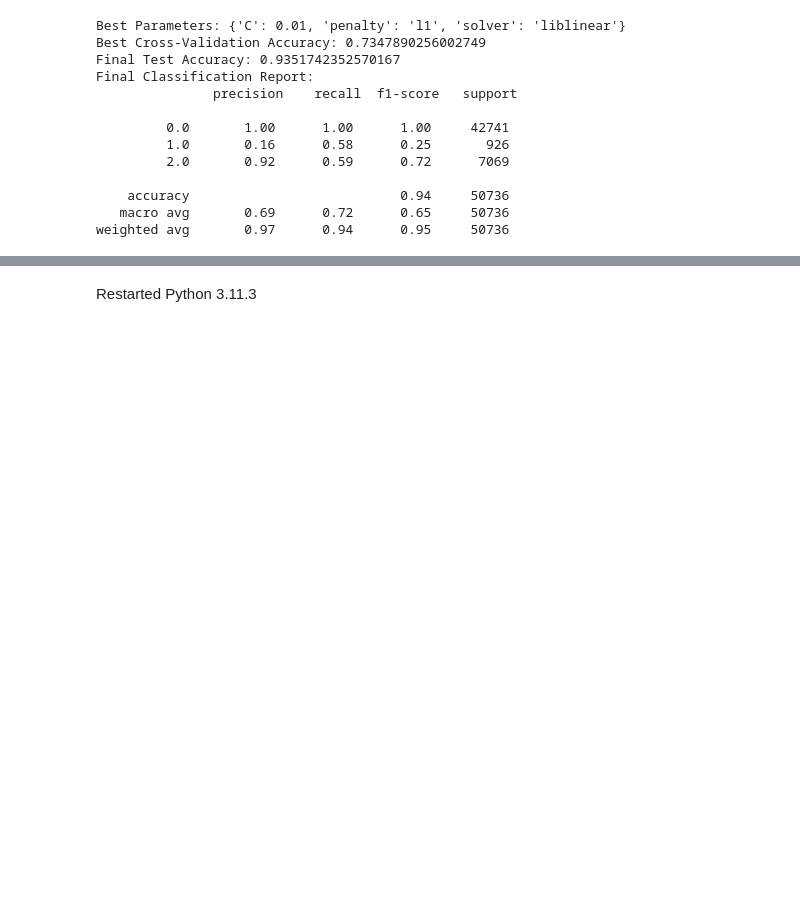
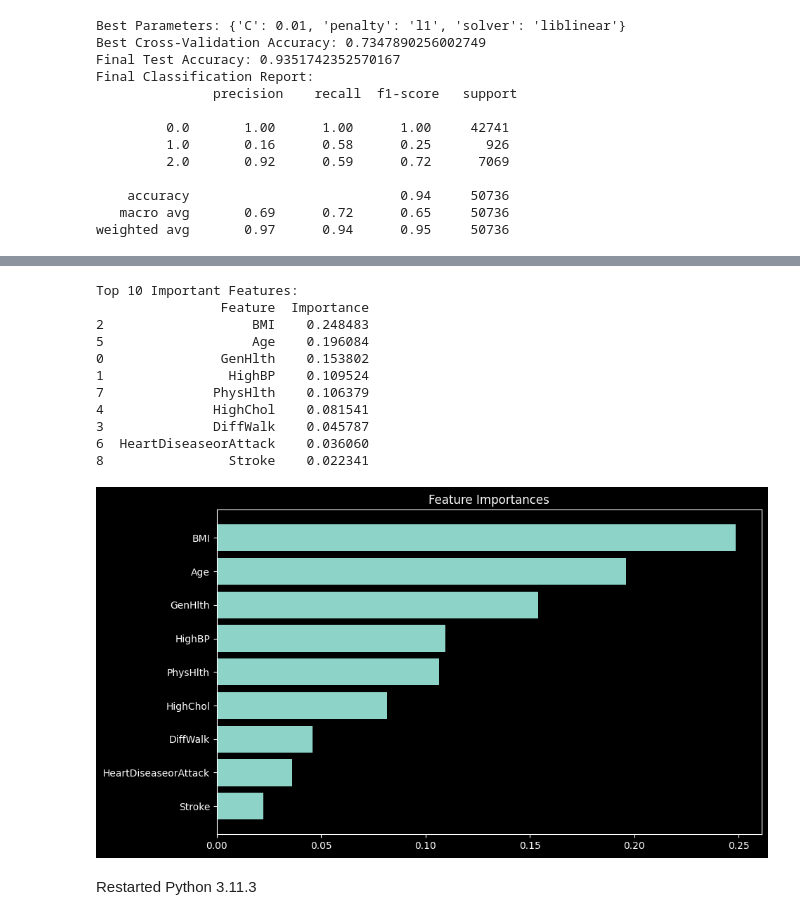
Before and after one commit to imsalione/Diabetes, a Jupyter notebook: diabetes.ipynb, the cells around one changed output, grey strips where cells are left out. Cells and saved outputs as stored; diff of their text form; code cells hidden in the pictures; blank space fills up the shorter version.

```diff
--- a/diabetes.ipynb
+++ b/diabetes.ipynb
@@ -766,3 +648,47 @@ NameError: name 'MinMaxScaler' is not defined
+# %%
+import pandas as pd
+import matplotlib.pyplot as plt
+
+# Retrain the RandomForest model with all training data
+rf = RandomForestClassifier(random_state=42)
+rf.fit(X_train_smote, y_train_smote)
+
+# Extract feature importances
+importances = rf.feature_importances_
+feature_names = X.columns
+
+# Create a DataFrame from feature importances
+feature_importance_df = pd.DataFrame({
+    'Feature': feature_names,
+    'Importance': importances
+})
+
+# Sort features by importance
+feature_importance_df = feature_importance_df.sort_values(by='Importance', ascending=False)
+
+# Display the top 10 important features
+print("Top 10 Important Features:")
+print(feature_importance_df.head(10))
+
+# Plot feature importances
+plt.figure(figsize=(10, 6))
+plt.title("Feature Importances")
+plt.barh(feature_importance_df['Feature'], feature_importance_df['Importance'])
+plt.gca().invert_yaxis()
+plt.show()
+# %% [output]
+Top 10 Important Features:
+                Feature  Importance
+2                   BMI    0.248483
+5                   Age    0.196084
+0               GenHlth    0.153802
+1                HighBP    0.109524
+7              PhysHlth    0.106379
+4              HighChol    0.081541
+3              DiffWalk    0.045787
+6  HeartDiseaseorAttack    0.036060
+8                Stroke    0.022341
+[figure, added]
 # %% [markdown]
 Restarted Python 3.11.3
 # %% [markdown]
```
Also changed, not shown: parts of 6 cells of this notebook.
